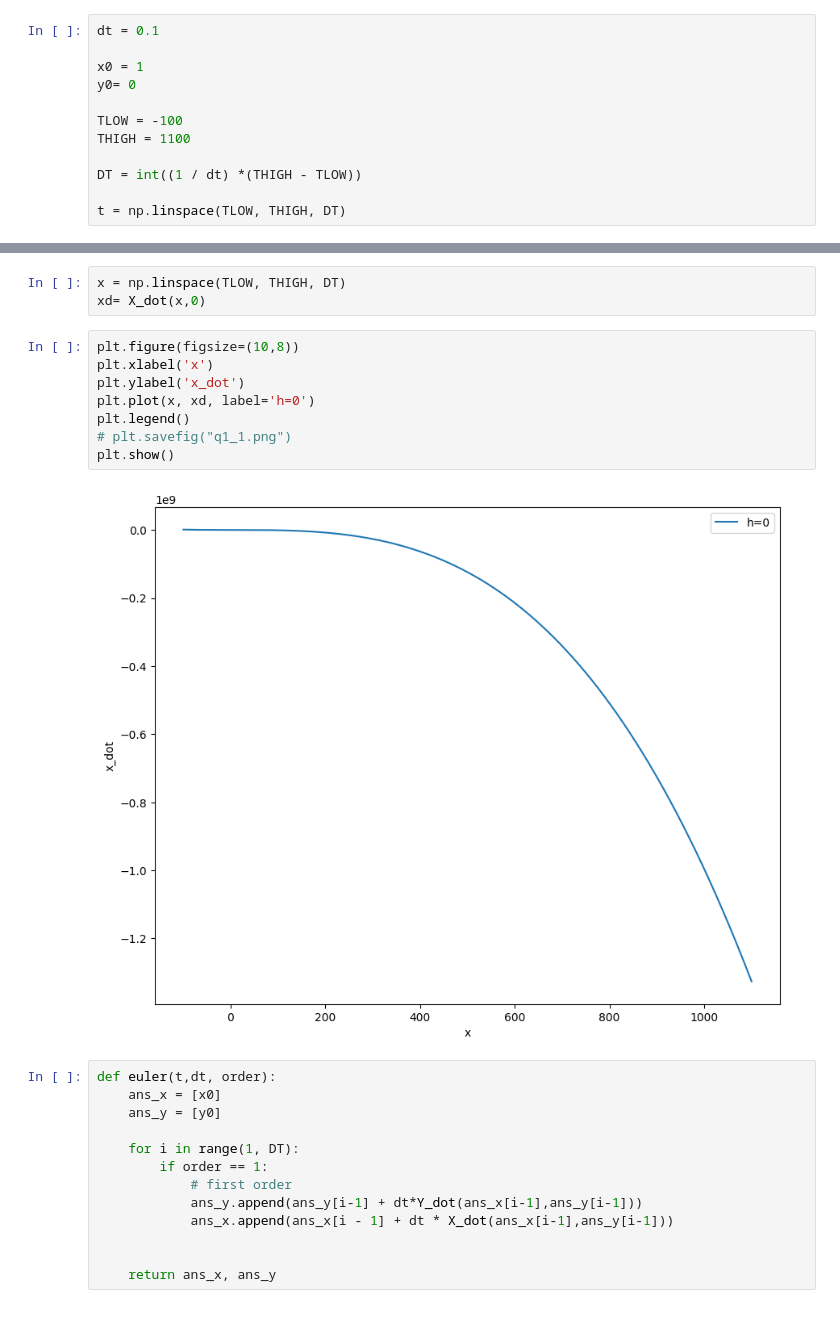
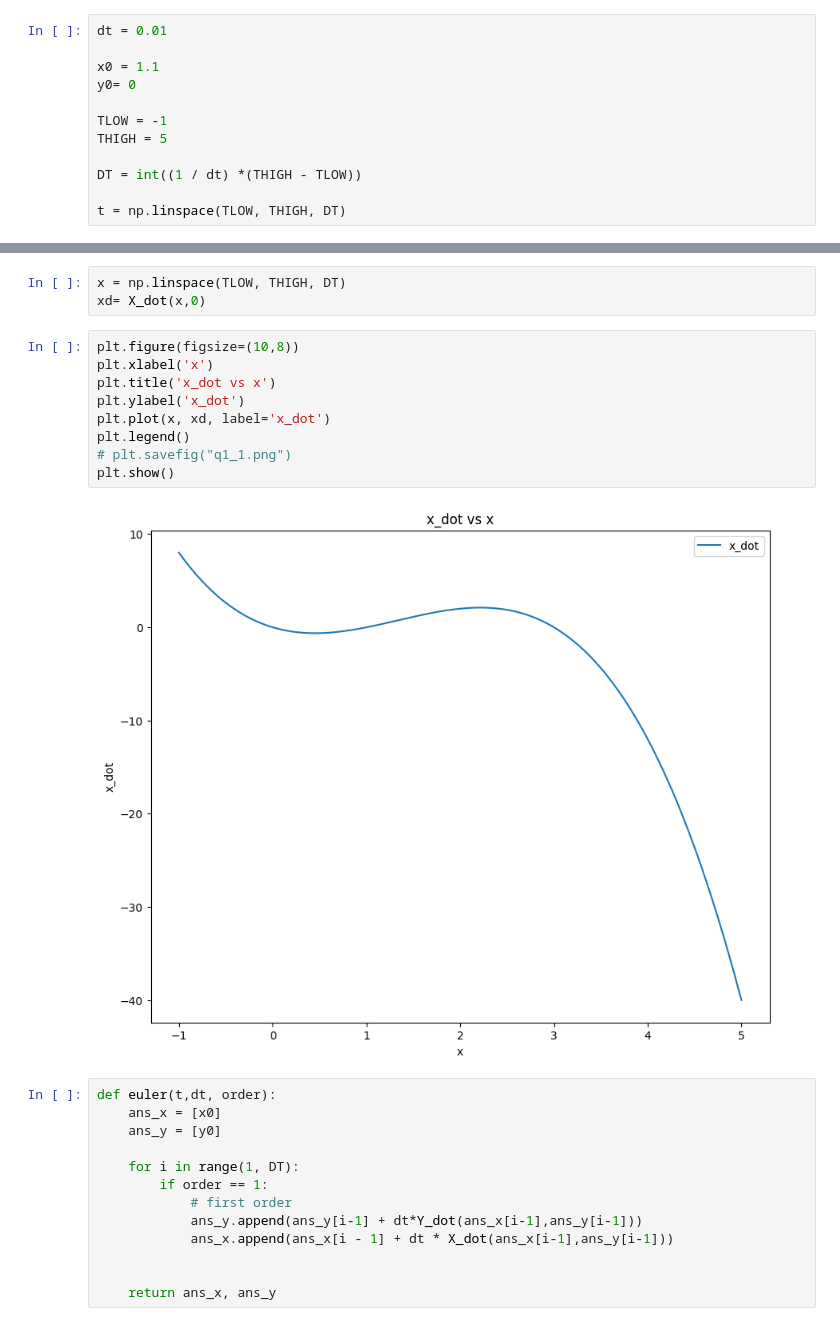
Before and after one commit to akshaTec/AKSum_CS_302, a Jupyter notebook: Lab4/q2.ipynb, the cells around one changed output, grey strips where cells are left out. Cells and saved outputs as stored; diff of their text form.

```diff
--- a/Lab4/q2.ipynb
+++ b/Lab4/q2.ipynb
@@ -7,13 +7,13 @@ import math
 from sympy import symbols, diff
 import sympy
 # %%
-dt = 0.1
+dt = 0.01
 
-x0 = 1
+x0 = 1.1
 y0= 0
 
-TLOW = -100
-THIGH = 1100
+TLOW = -1
+THIGH = 5
 
 DT = int((1 / dt) *(THIGH - TLOW))
 
@@ -34,13 +34,14 @@ xd= X_dot(x,0)
 # %%
 plt.figure(figsize=(10,8))
 plt.xlabel('x')
+plt.title('x_dot vs x')
 plt.ylabel('x_dot')
-plt.plot(x, xd, label='h=0')
+plt.plot(x, xd, label='x_dot')
 plt.legend()
 # plt.savefig("q1_1.png")
 plt.show()
 # %% [output]
-[figure, old version]
+[figure, new version]
 # %%
 def euler(t,dt, order):
     ans_x = [x0]
```
Also changed, not shown: parts of 4 cells of this notebook.
